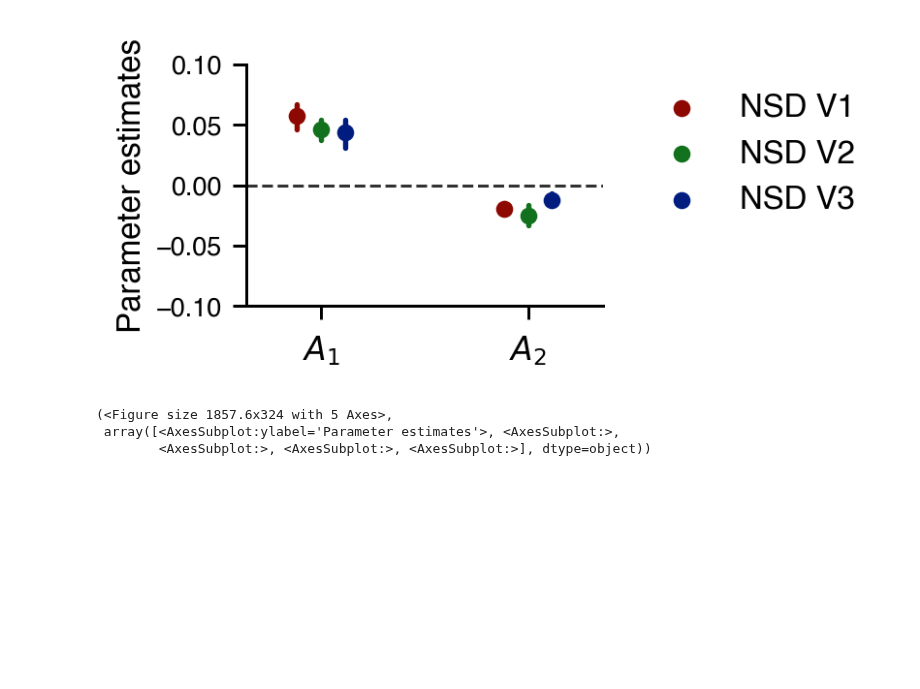
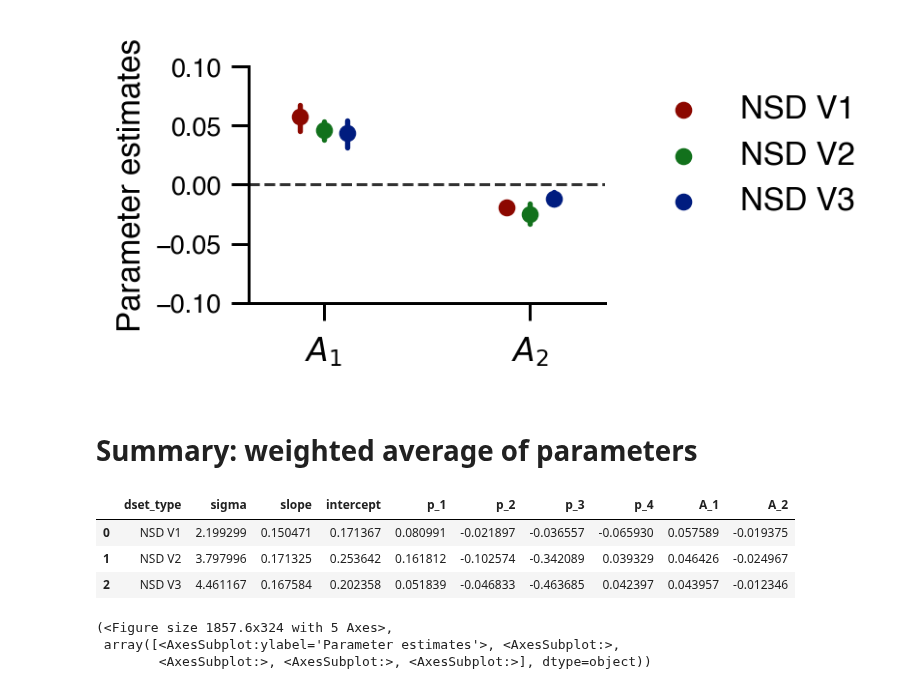
Before and after one commit to JiyeongHa/Spatial-Frequency-Preference_NSDsyn, a Jupyter notebook: notebooks/3.5-extension-plot-model-prediction.ipynb, the cells around one changed output. Saved outputs shown, nothing was run; the diff lists cells and outputs as text; code cells hidden in the pictures; blank space fills up the shorter version.

Commit message:
update extension notebook with minor figure changes and adding weighted average of each param

```diff
--- a/notebooks/3.5-extension-plot-model-prediction.ipynb
+++ b/notebooks/3.5-extension-plot-model-prediction.ipynb
@@ -279,5 +279,15 @@ g.legend(bbox_to_anchor=(1.05, 1), loc='best', frameon=False)
 utils.save_fig(os.path.join(fig_dir, 'sfp_model', 'results_2D', 'extension','param-A12_goal-replication_lr-0.0005_eph-30000_vs-pRFsize.svg'))
 # %% [output]
 [figure]
+# %% [markdown]
+# Summary: weighted average of parameters
+# %%
+PARAMS_2D = ['sigma', 'slope', 'intercept', 'p_1', 'p_2', 'p_3', 'p_4', 'A_1', 'A_2']
+utils.calculate_weighted_mean(tmp, PARAMS_2D, 'precision', groupby=['dset_type'])
+# %% [output]
+|  | dset_type | sigma | slope | intercept | p_1 | p_2 | p_3 | p_4 | A_1 | A_2 |
+| 0 | NSD V1 | 2.199299 | 0.150471 | 0.171367 | 0.080991 | -0.021897 | -0.036557 | -0.065930 | 0.057589 | -0.019375 |
+| 1 | NSD V2 | 3.797996 | 0.171325 | 0.253642 | 0.161812 | -0.102574 | -0.342089 | 0.039329 | 0.046426 | -0.024967 |
+| 2 | NSD V3 | 4.461167 | 0.167584 | 0.202358 | 0.051839 | -0.046833 | -0.463685 | 0.042397 | 0.043957 | -0.012346 |
 # %%
 tmp, hue_order, pal = vis2D.filter_for_goal(final_params, 'extension')
```
Also changed, not shown: parts of 4 cells of this notebook, 1 other file.
